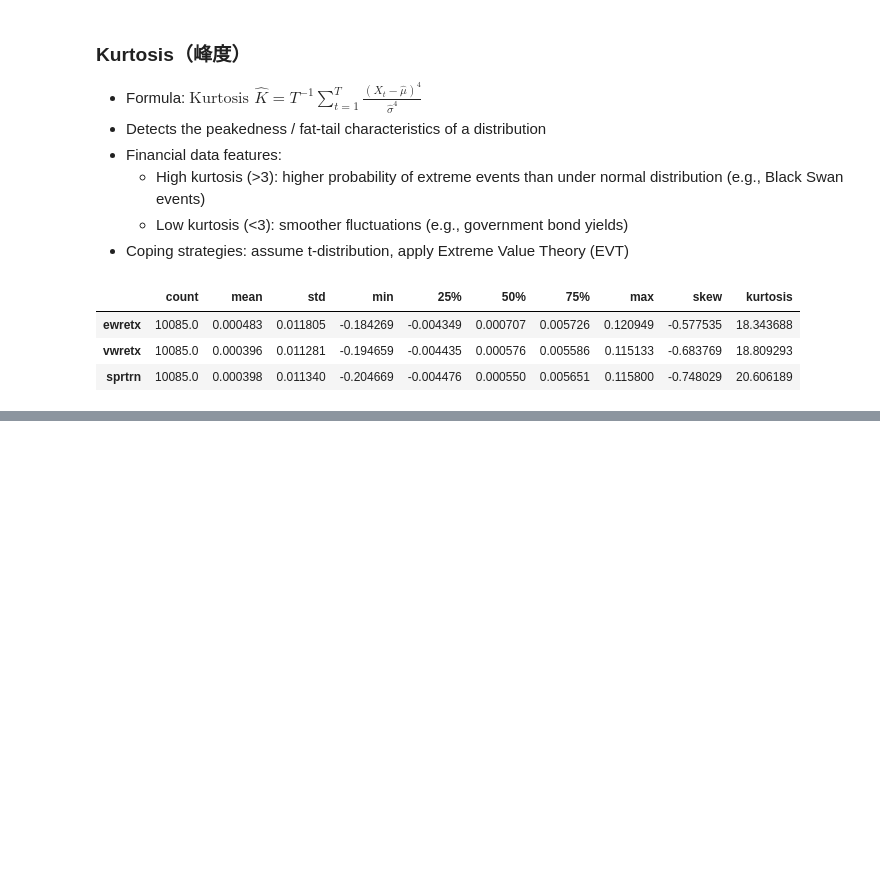
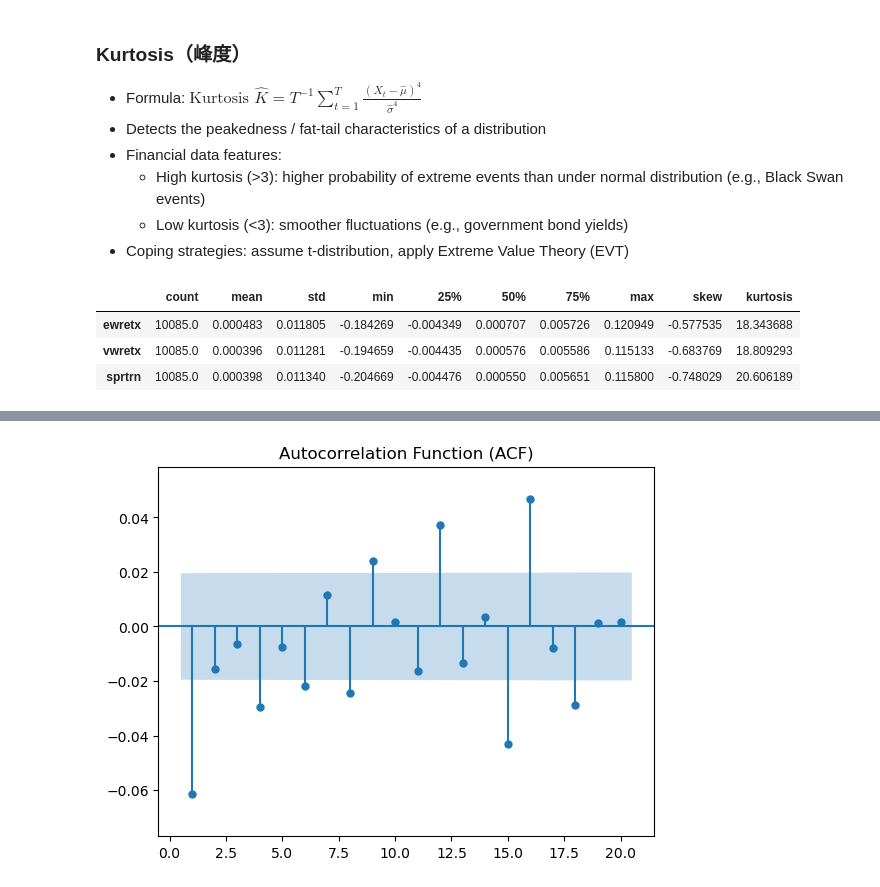
Before and after one commit to wangyouan/AIandFinance2025, a Jupyter notebook: lecture3_financial_data_acquisition_and_analysis.ipynb, the cells around one changed output, grey strips where cells are left out. Saved outputs shown, nothing was run; the diff lists cells and outputs as text; code cells hidden in the pictures; blank space fills up the shorter version.

```diff
--- a/lecture3_financial_data_acquisition_and_analysis.ipynb
+++ b/lecture3_financial_data_acquisition_and_analysis.ipynb
@@ -158,9 +158,10 @@ Descriptive statistics are the cornerstone of empirical research, providing esse
 
 Can be quickly obtained using the `describe` method in a pandas DataFrame.
 # %%
+import os
 import pandas as pd
 
-sp500_df = pd.read_stata('sp500.dta')
+sp500_df = pd.read_stata(os.path.join('./data/l3/', 'sp500.dta'))
 sp500_df.set_index(["caldt"], drop=True, inplace=True)
 sp500_df.head()
 # %% [output]
@@ -267,0 +279,9 @@ plt.show()
+# %%
+## Plot autocorrelation chart
+## Set zero=False to hide the 0th-order autocorrelation, extract autocorrelation coefficients
+## from lag 1 to 20 along with their confidence intervals
+plot_acf(sp500_ret.sprtrn, lags=20, alpha=0.05, zero=False, auto_ylims=True)
+plt.title("Autocorrelation Function (ACF)")
+plt.show()
+# %% [output]
+[figure, added]
```
Also changed, not shown: parts of 56 cells of this notebook, 1 other file.
